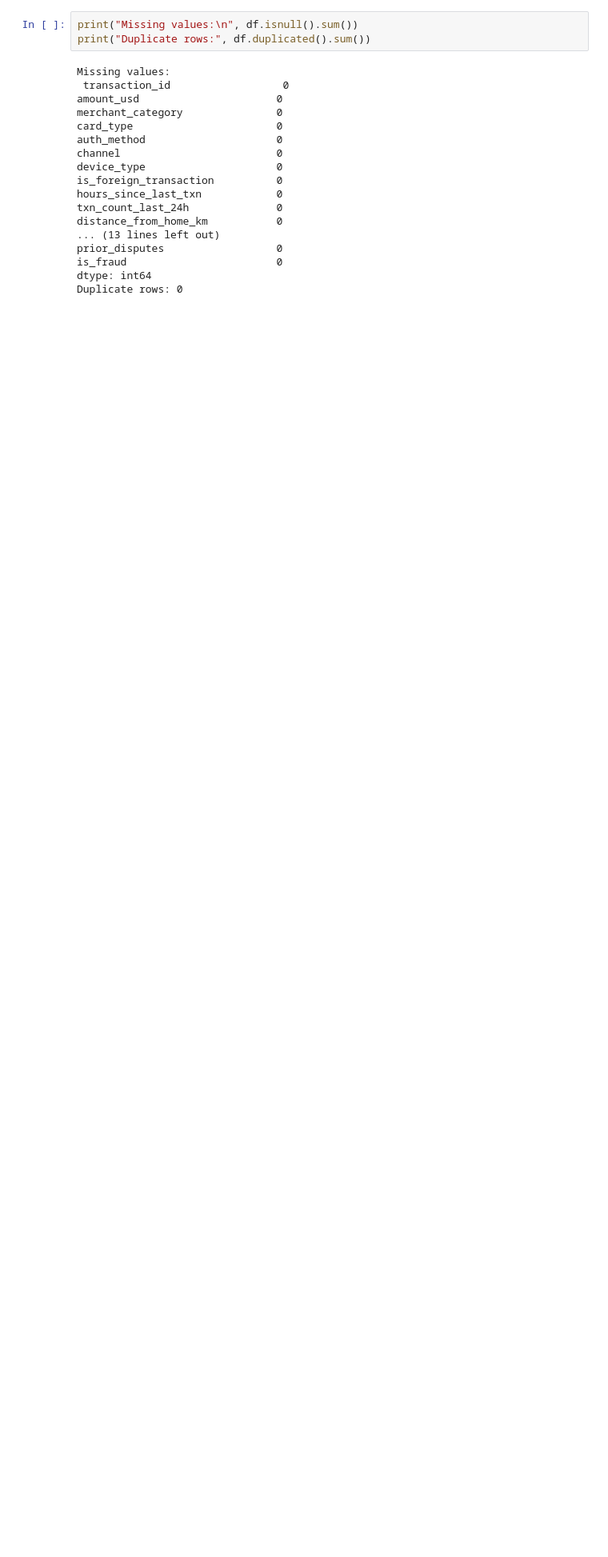
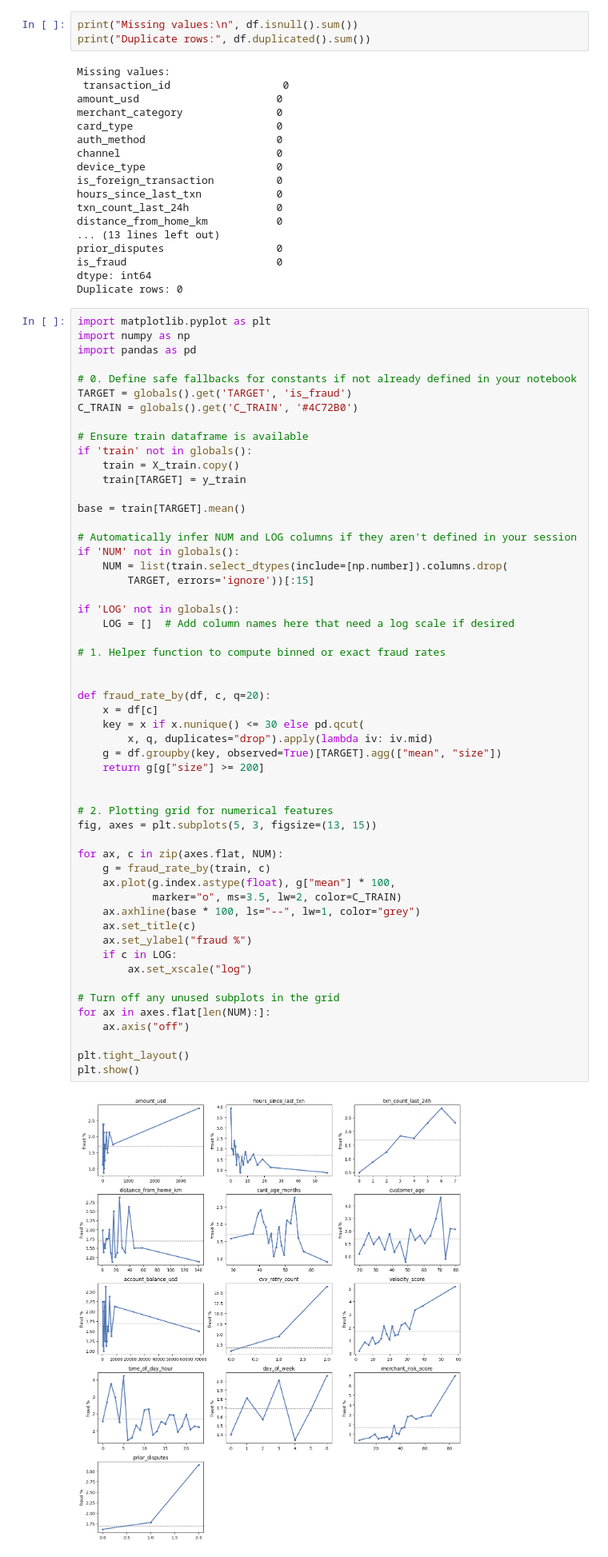
Before and after one commit to vireona/Credit-Card-Fraud-Detection, a Jupyter notebook: credit_card_fraud_detection.ipynb, the cells around one changed output. Shown at 80% size. Saved outputs shown, nothing was run; the diff lists cells and outputs as text; blank space fills up the shorter version.

```diff
--- a/credit_card_fraud_detection.ipynb
+++ b/credit_card_fraud_detection.ipynb
@@ -53,3 +57,59 @@ prior_disputes                  0
 is_fraud                        0
 dtype: int64
 Duplicate rows: 0
+# %%
+import matplotlib.pyplot as plt
+import numpy as np
+import pandas as pd
+
+# 0. Define safe fallbacks for constants if not already defined in your notebook
+TARGET = globals().get('TARGET', 'is_fraud')
+C_TRAIN = globals().get('C_TRAIN', '#4C72B0')
+
+# Ensure train dataframe is available
+if 'train' not in globals():
+    train = X_train.copy()
+    train[TARGET] = y_train
+
+base = train[TARGET].mean()
+
+# Automatically infer NUM and LOG columns if they aren't defined in your session
+if 'NUM' not in globals():
+    NUM = list(train.select_dtypes(include=[np.number]).columns.drop(
+        TARGET, errors='ignore'))[:15]
+
+if 'LOG' not in globals():
+    LOG = []  # Add column names here that need a log scale if desired
+
+# 1. Helper function to compute binned or exact fraud rates
+
+
+def fraud_rate_by(df, c, q=20):
+    x = df[c]
+    key = x if x.nunique() <= 30 else pd.qcut(
+        x, q, duplicates="drop").apply(lambda iv: iv.mid)
+    g = df.groupby(key, observed=True)[TARGET].agg(["mean", "size"])
+    return g[g["size"] >= 200]
+
+
+# 2. Plotting grid for numerical features
+fig, axes = plt.subplots(5, 3, figsize=(13, 15))
+
+for ax, c in zip(axes.flat, NUM):
+    g = fraud_rate_by(train, c)
+    ax.plot(g.index.astype(float), g["mean"] * 100,
+            marker="o", ms=3.5, lw=2, color=C_TRAIN)
+    ax.axhline(base * 100, ls="--", lw=1, color="grey")
+    ax.set_title(c)
+    ax.set_ylabel("fraud %")
+    if c in LOG:
+        ax.set_xscale("log")
+
+# Turn off any unused subplots in the grid
+for ax in axes.flat[len(NUM):]:
+    ax.axis("off")
+
+plt.tight_layout()
+plt.show()
+# %% [output]
+[figure, added]
```
Also changed, not shown: parts of 44 cells of this notebook, 5 other files.
